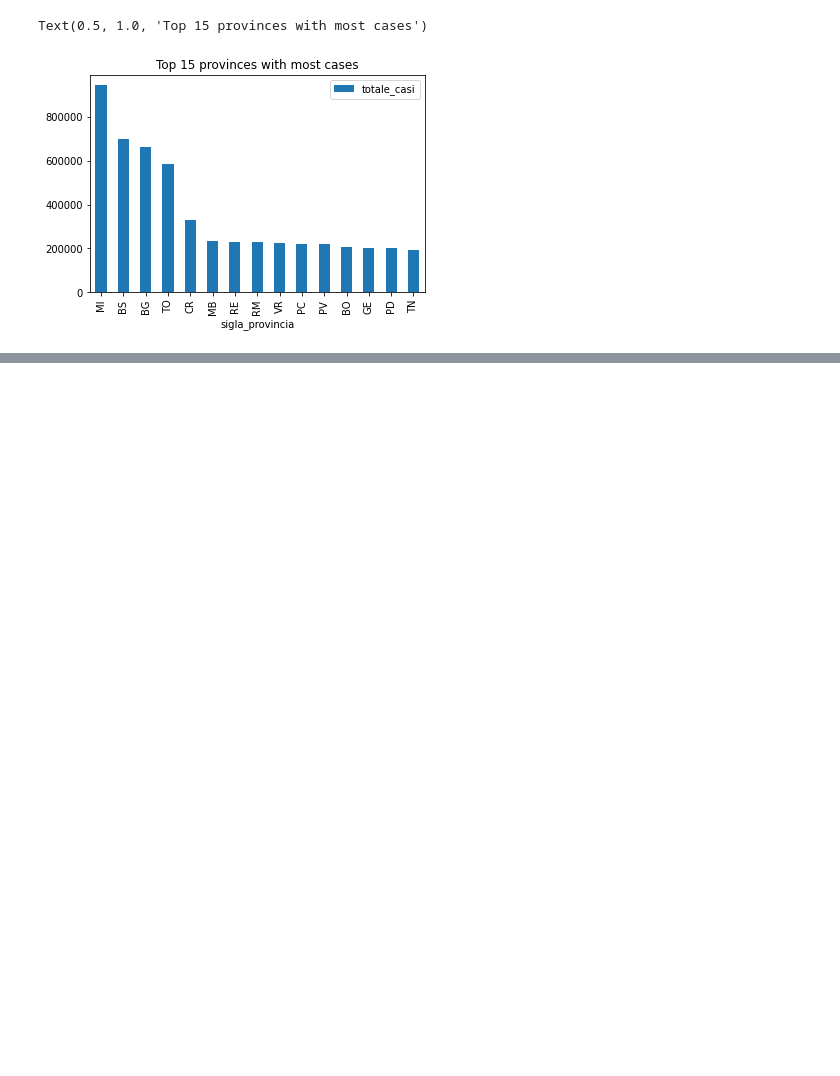
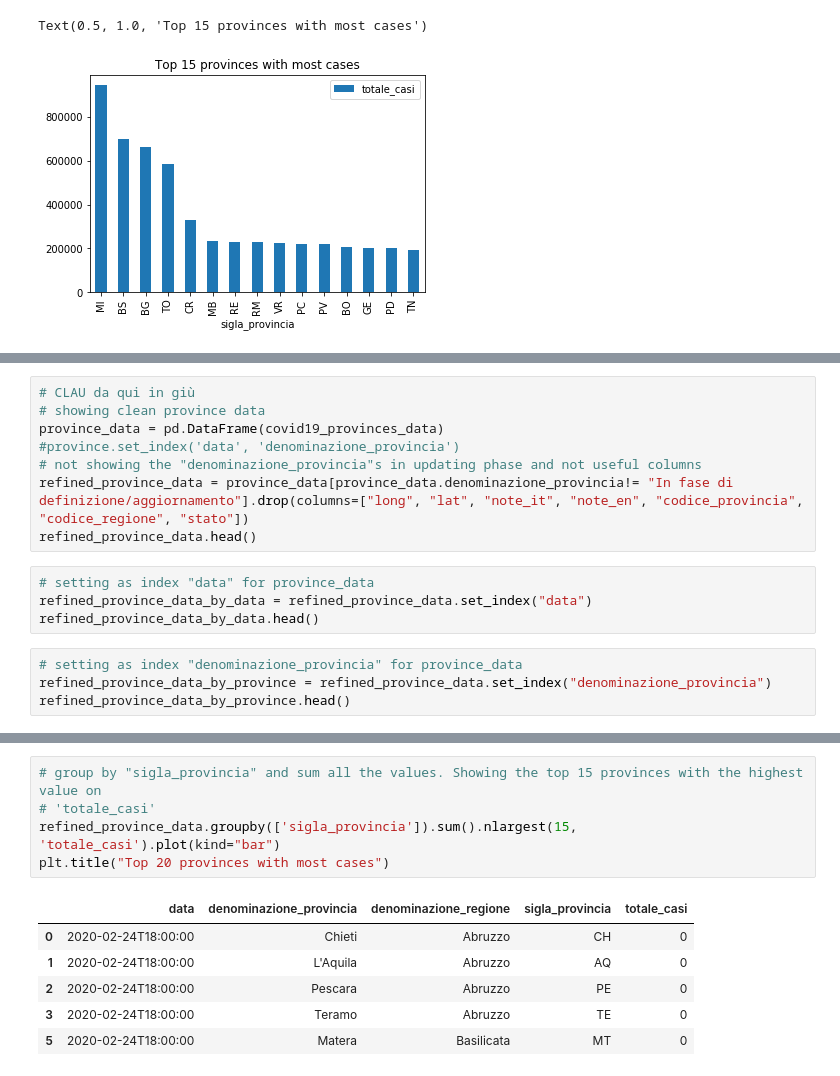
Before and after one commit to ClaudiaRaffaelli/COVID-19-analysis, a Jupyter notebook: covid-19_pandas_analysis.ipynb, the cells around one changed output, grey strips where cells are left out. Saved outputs shown, nothing was run; the diff lists cells and outputs as text; blank space fills up the shorter version.

```diff
--- a/covid-19_pandas_analysis.ipynb
+++ b/covid-19_pandas_analysis.ipynb
@@ -201,0 +233,16 @@ fig.legend(labels=regions_considered, loc="lower center", ncol=len(regions_consi
+# %%
+# CLAU da qui in giù
+# showing clean province data
+province_data = pd.DataFrame(covid19_provinces_data)
+#province.set_index('data', 'denominazione_provincia')
+# not showing the "denominazione_provincia"s in updating phase and not useful columns
+refined_province_data = province_data[province_data.denominazione_provincia!= "In fase di definizione/aggiornamento"].drop(columns=["long", "lat", "note_it", "note_en", "codice_provincia", "codice_regione", "stato"])
+refined_province_data.head()
+# %%
+# setting as index "data" for province_data
+refined_province_data_by_data = refined_province_data.set_index("data")
+refined_province_data_by_data.head()
+# %%
+# setting as index "denominazione_provincia" for province_data
+refined_province_data_by_province = refined_province_data.set_index("denominazione_provincia")
+refined_province_data_by_province.head()
@@ -201,0 +288,12 @@ fig.legend(labels=regions_considered, loc="lower center", ncol=len(regions_consi
+# %%
+# group by "sigla_provincia" and sum all the values. Showing the top 15 provinces with the highest value on
+# 'totale_casi'
+refined_province_data.groupby(['sigla_provincia']).sum().nlargest(15, 'totale_casi').plot(kind="bar")
+plt.title("Top 20 provinces with most cases")
+# %% [output]
+|  | data | denominazione_provincia | denominazione_regione | sigla_provincia | totale_casi |
+| 0 | 2020-02-24T18:00:00 | Chieti | Abruzzo | CH | 0 |
+| 1 | 2020-02-24T18:00:00 | L'Aquila | Abruzzo | AQ | 0 |
+| 2 | 2020-02-24T18:00:00 | Pescara | Abruzzo | PE | 0 |
+| 3 | 2020-02-24T18:00:00 | Teramo | Abruzzo | TE | 0 |
+| 5 | 2020-02-24T18:00:00 | Matera | Basilicata | MT | 0 |
```
Also changed, not shown: parts of 21 cells of this notebook.
